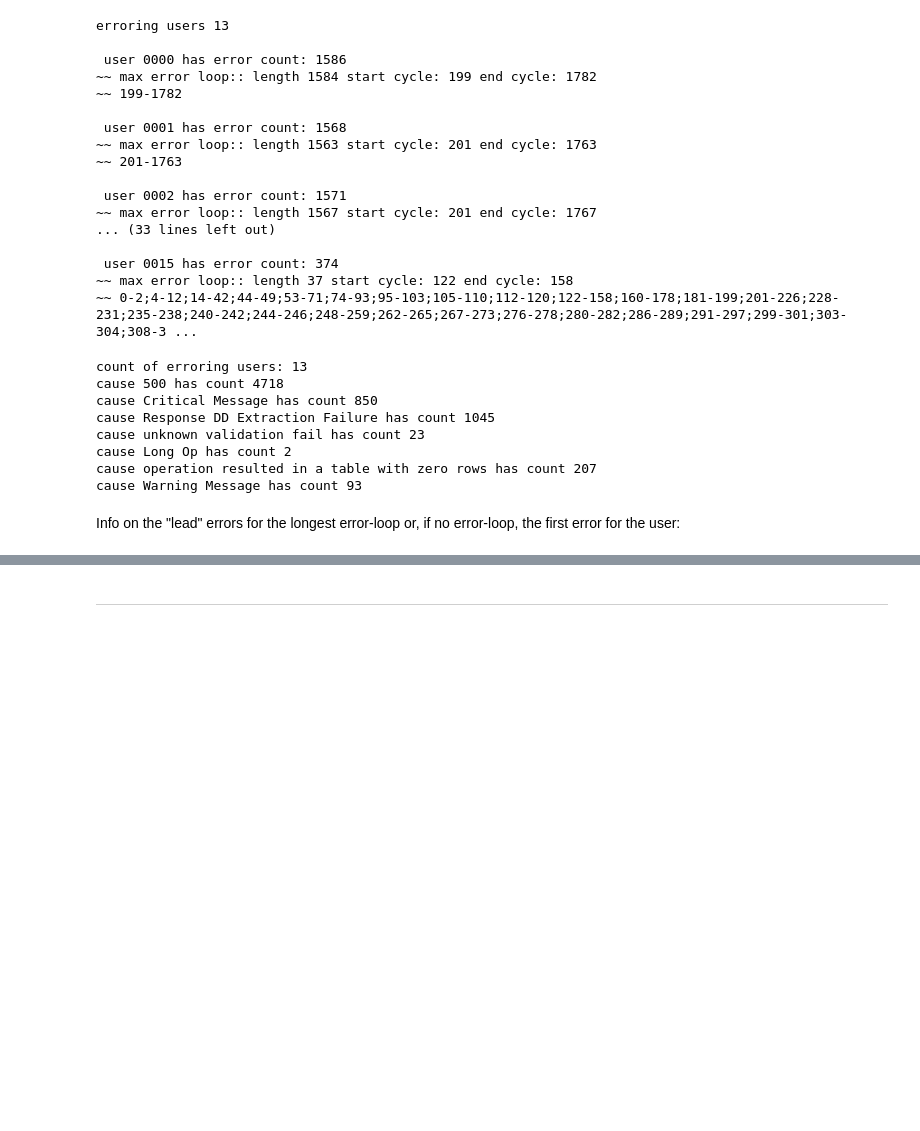
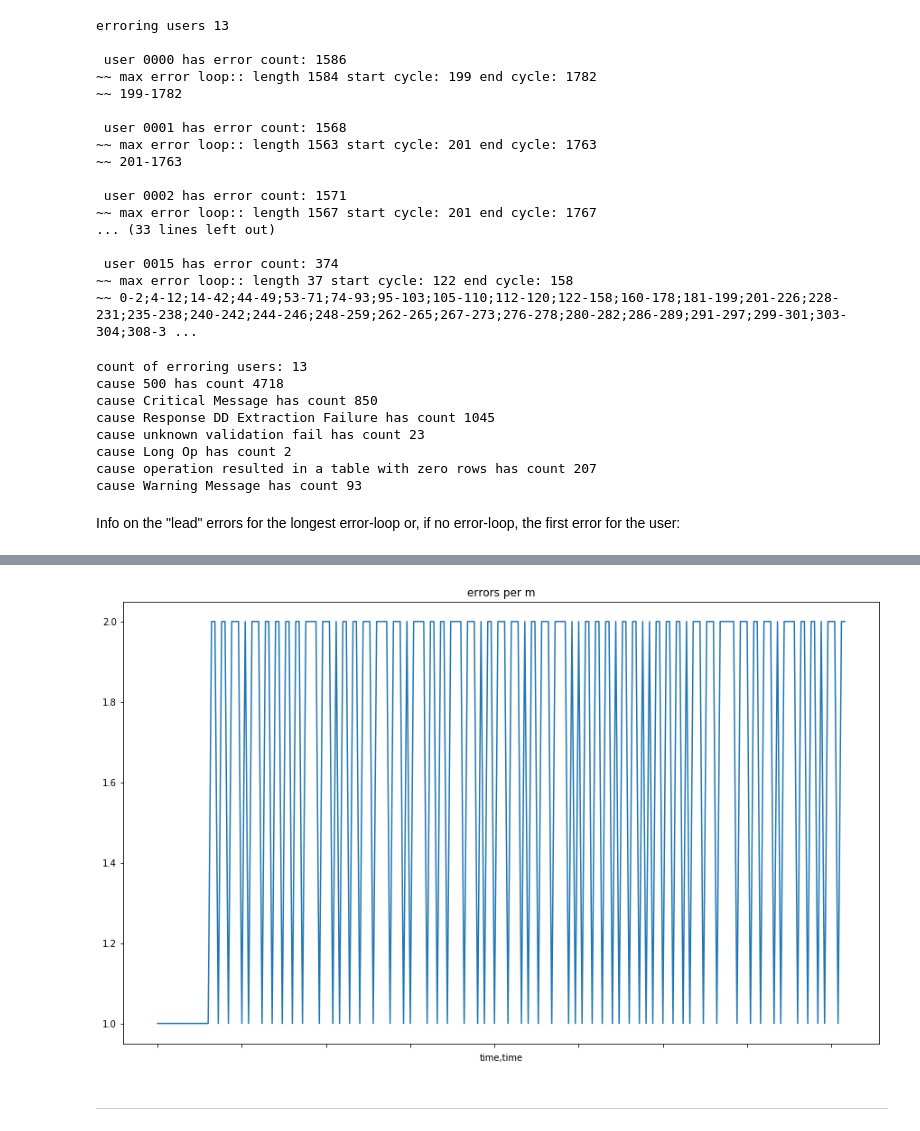
Before and after one commit to bobev18/errlogana, a Jupyter notebook: Log Error Analysis.ipynb, the cells around one changed output, grey strips where cells are left out. Saved outputs shown, nothing was run; the diff lists cells and outputs as text; code cells hidden in the pictures; blank space fills up the shorter version.

Commit message:
investes the failing of pd.to_datetime to produce DatetimeIndex

```diff
--- a/Log Error Analysis.ipynb
+++ b/Log Error Analysis.ipynb
@@ -174,6 +178,9 @@ class Loop():
 
     def __repr__(self):
         return str(self.start) + '-' + str(self.end)
+# %%
+def plot_it(df, plot_params):
+    df.plot(**plot_params);
 # %%
 class VirtualUser():
 
@@ -270,15 +277,25 @@ class VirtualUser():
     def show_errors(self):
         return pd.DataFrame([ z.show() for z in self.errors ])
 
-    def plot_user_errors(self, period='h'):
-        if isinstance(period, str):
-            # period = TIME_CODES[period]
-            period = {'h': lambda x: x.hour, 'm': lambda x: x.minute}[period]
-#         as_np_array = np.array([ list(z.show().values()) for z in vusers[user].errors ])
+    def plot_user_errors(self, period='h', plot_params=None):
+#         period = {
+#                   'h': lambda x: x.hour,
+#                   'm': lambda x: x.minute,
+#                   's': lambda x: x.second,
+#                  }[period]
+#         user_df = self.show_errors()
+#         user_df["time"] = pd.to_datetime(user_df["time"])
+#         per_hr = user_df.groupby(user_df['time'].apply(period)).user.count()
+#         per_hr.plot('bar', color='b');
+
         user_df = self.show_errors()
         user_df["time"] = pd.to_datetime(user_df["time"])
-        per_hr = user_df.groupby(user_df['time'].apply(period)).user.count()
-        per_hr.plot('bar', color='b');
+        encoded_periods = {'h': 1, 'm': 2, 's': 3}
+        period_list = lambda x: [x.dt.hour, x.dt.minute, x.dt.second, None][:encoded_periods[period]]
+        per_period = user_df.groupby(period_list(user_df["time"])).user.count()
+        if not plot_params:
+            plot_params = {'kind': 'line', 'title' : 'errors per ' + period, 'figsize': (15, 9) }#  'style': ['-.'], }
+        plot_it(per_period, plot_params)
 # %% [markdown]
 Determine the number of relevant log files in the log's Run folder.
 # %%
@@ -532,2 +519,6 @@ vusers['0011'].plot_user_errors('m')
+# %%
+vusers['0009'].plot_user_errors('m') #, plot_params={'kind': 'line', 'figsize': (15, 9)})
+# %% [output]
+[figure, added]
 # %% [markdown]
 ---------------------------------------------------
```
Also changed, not shown: parts of 51 cells of this notebook.
